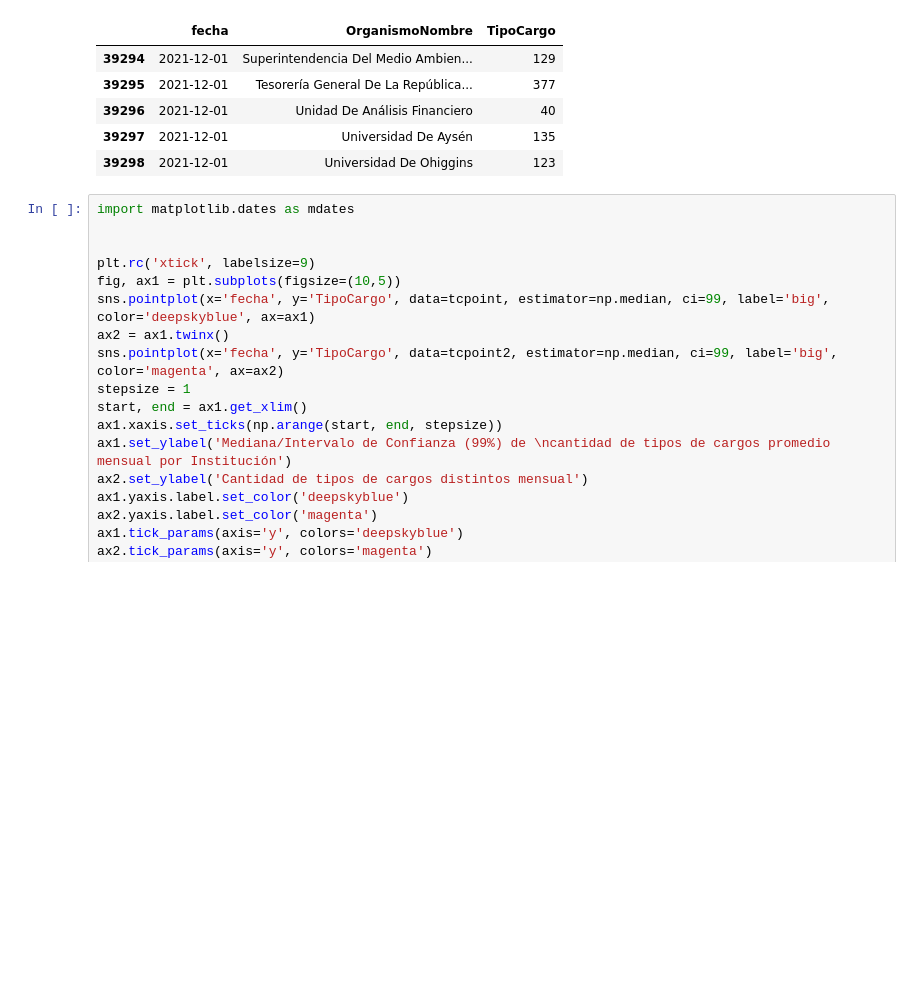
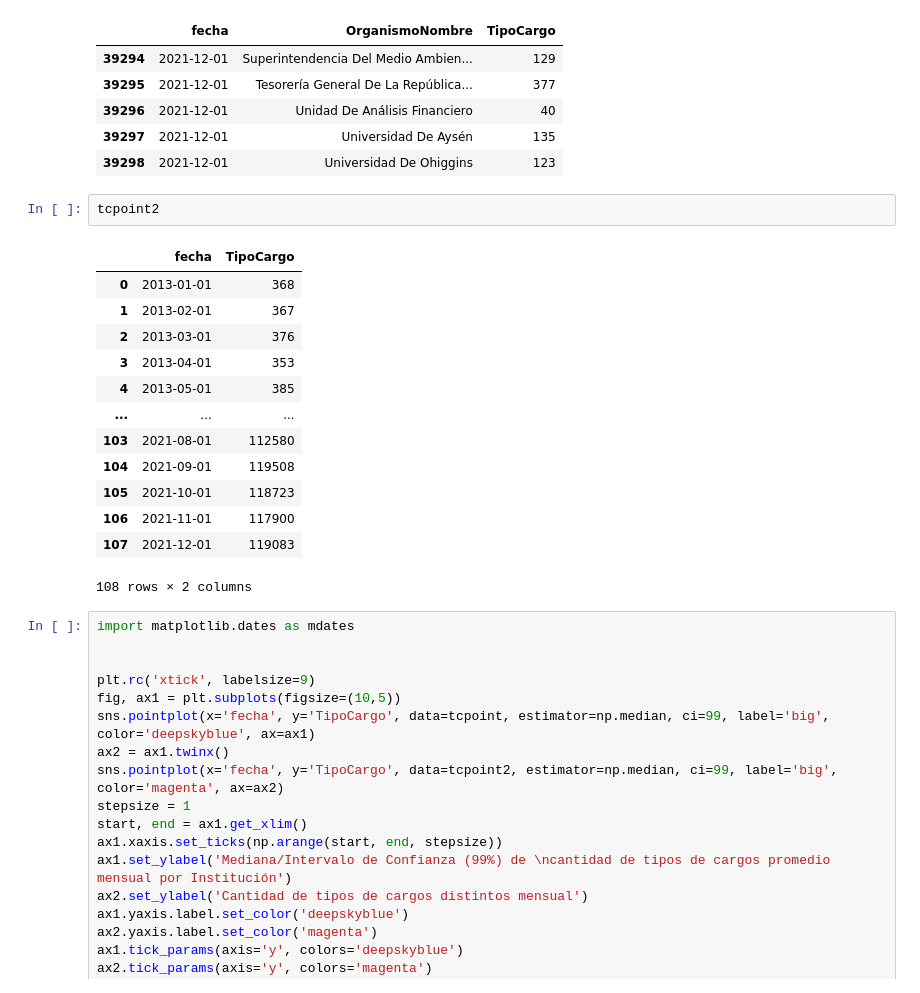
Before and after one commit to josemoragonzalez/PublicEmployment, a Jupyter notebook: informe.ipynb, the cells around one changed output. Saved outputs shown, nothing was run; the diff lists cells and outputs as text; blank space fills up the shorter version.

```diff
--- a/informe.ipynb
+++ b/informe.ipynb
@@ -820,6 +864,22 @@ tcpoint.tail()
 | 39296 | 2021-12-01 | Unidad De Análisis Financiero | 40 |
 | 39297 | 2021-12-01 | Universidad De Aysén | 135 |
 | 39298 | 2021-12-01 | Universidad De Ohiggins | 123 |
+# %%
+tcpoint2
+# %% [output]
+|  | fecha | TipoCargo |
+| 0 | 2013-01-01 | 368 |
+| 1 | 2013-02-01 | 367 |
+| 2 | 2013-03-01 | 376 |
+| 3 | 2013-04-01 | 353 |
+| 4 | 2013-05-01 | 385 |
+| ... | ... | ... |
+| 103 | 2021-08-01 | 112580 |
+| 104 | 2021-09-01 | 119508 |
+| 105 | 2021-10-01 | 118723 |
+| 106 | 2021-11-01 | 117900 |
+| 107 | 2021-12-01 | 119083 |
+108 rows × 2 columns
 # %%
 import matplotlib.dates as mdates
 
```
Also changed, not shown: parts of 11 cells of this notebook, 5 other files.
